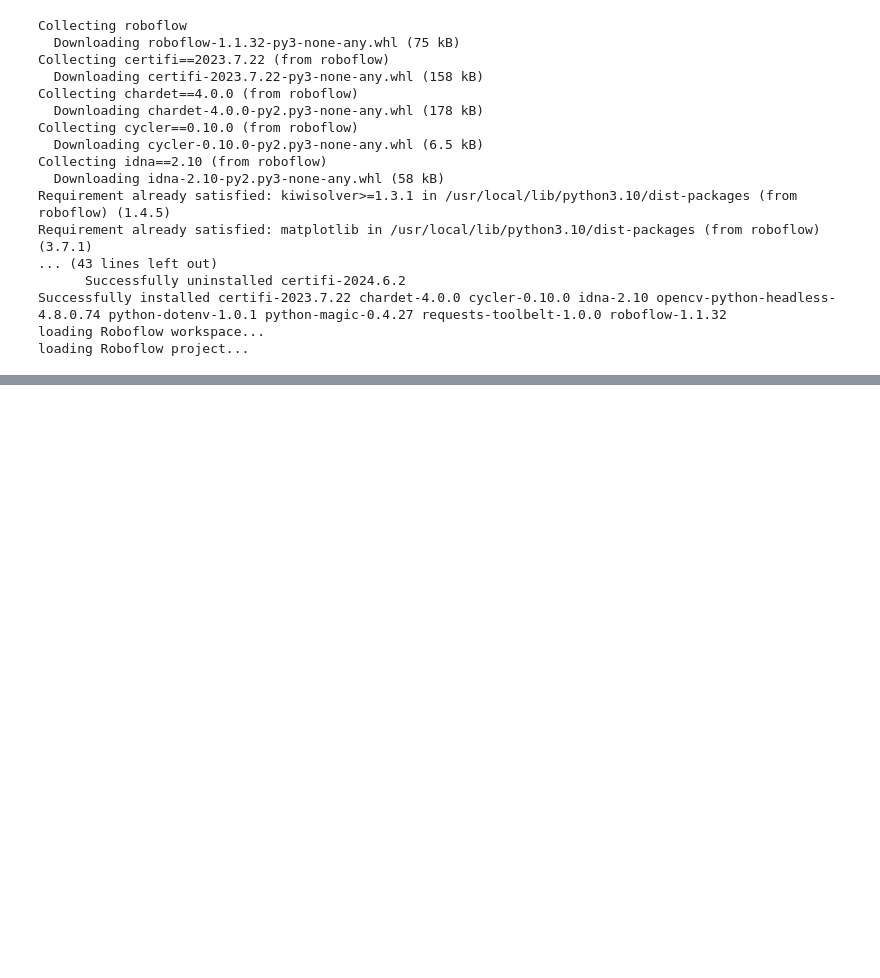
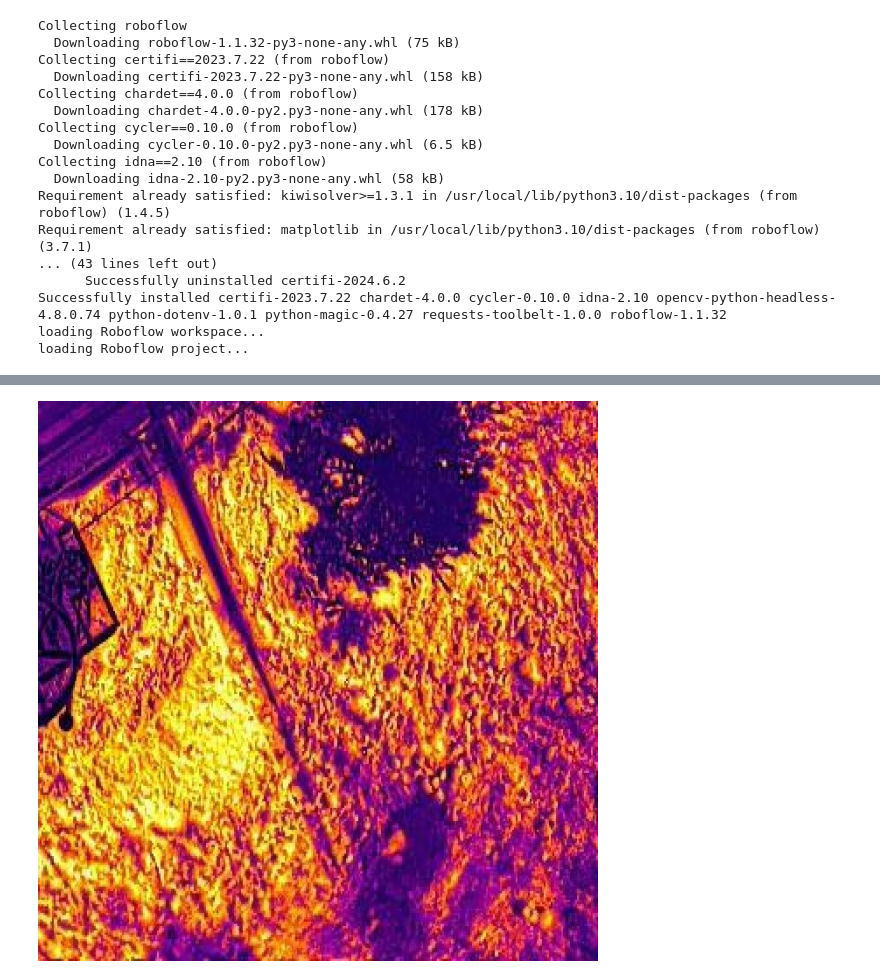
Before and after one commit to bechir23/PVdetection, a Jupyter notebook: ThermalCapture.ipynb, the cells around one changed output, grey strips where cells are left out. Cells and saved outputs as stored; diff of their text form; code cells hidden in the pictures; blank space fills up the shorter version.

```diff
--- a/ThermalCapture.ipynb
+++ b/ThermalCapture.ipynb
@@ -83,0 +150,4 @@ Overriding model.yaml nc=80 with nc=5
+# %%
+Image("/content/runs/detect/predict2/DJI_20220217153740_0051_T_JPG_jpg.rf.40ea02cffccfa838fcd9579976028026.jpg")
+# %% [output]
+[figure, added]
```
Also changed, not shown: parts of 19 cells of this notebook.
